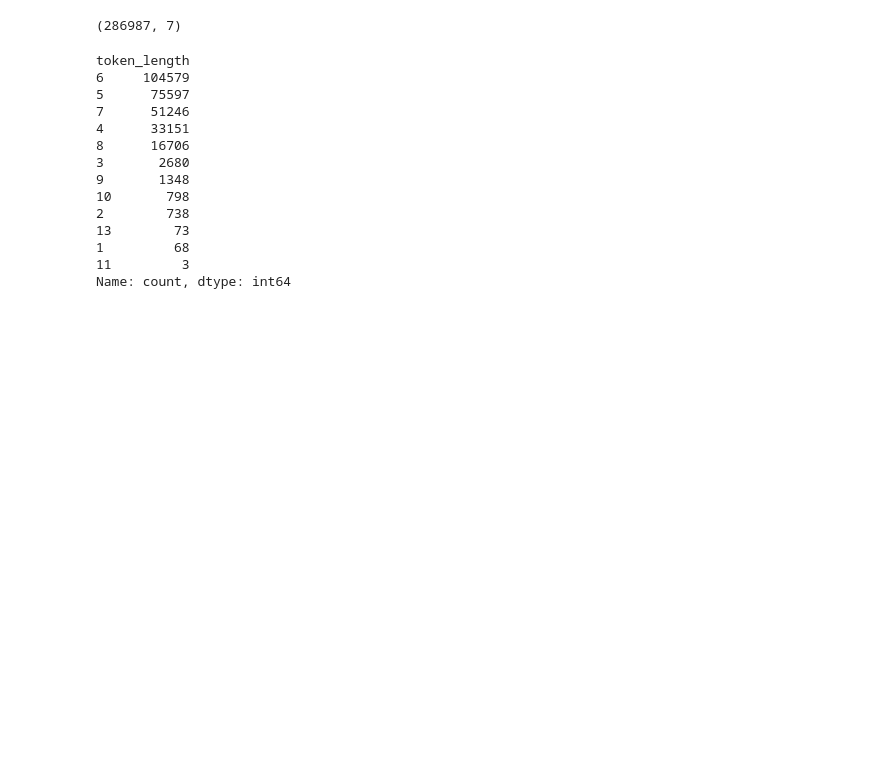
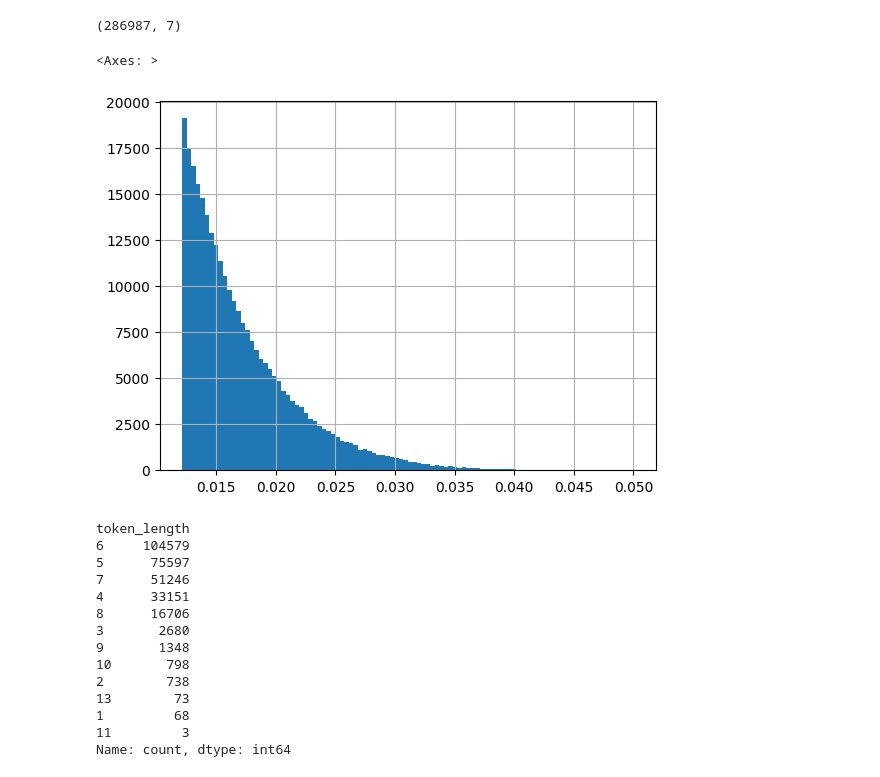
Before and after one commit to ryashpal/alfred-data-analysis, a Jupyter notebook: notebooks/top_annotations_by_weighted_sum/saur_annotations_top3sd.ipynb, the cells around one changed output. Drawn from its saved outputs; the diff is of its cells as text; code cells hidden in the pictures; blank space fills up the shorter version.

```diff
--- a/notebooks/top_annotations_by_weighted_sum/saur_annotations_top3sd.ipynb
+++ b/notebooks/top_annotations_by_weighted_sum/saur_annotations_top3sd.ipynb
@@ -91,6 +96,11 @@ len(highscoreDf.tokens.unique())
 highscoreDf.shape
 # %% [output]
 (286987, 7)
+# %%
+highscoreDf[(highscoreDf.score < 0.05)].score.hist(bins=100)
+# %% [output]
+<Axes: >
+[figure, added]
 # %%
 highscoreDf.token_length.value_counts()
 # %% [output]
```
Also changed, not shown: parts of 2 cells of this notebook, 3 other files.
